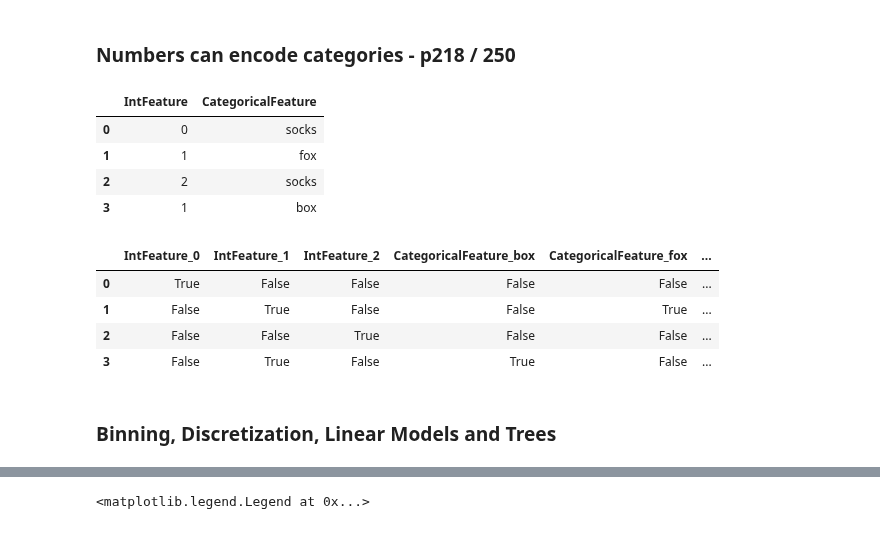
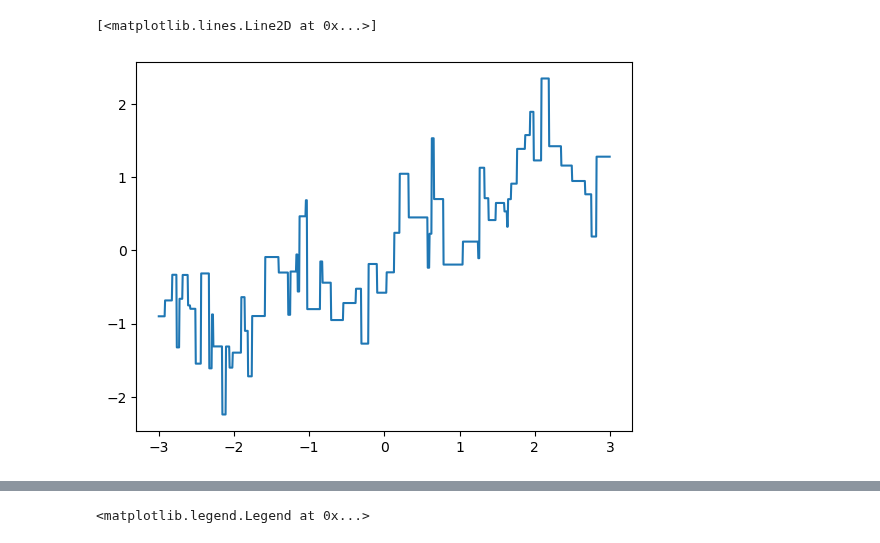
Before and after one commit to 4rtify/RoboticsJourney, a Jupyter notebook: Self_Study/1.PatternReg.ML/Intro.ML.Python.O'Reilly/ML.Chap4.ipynb, the cells around one changed output, grey strips where cells are left out. Cells and saved outputs as stored; diff of their text form; code cells hidden in the pictures.

```diff
--- a/Self_Study/1.PatternReg.ML/Intro.ML.Python.O'Reilly/ML.Chap4.ipynb
+++ b/Self_Study/1.PatternReg.ML/Intro.ML.Python.O'Reilly/ML.Chap4.ipynb
@@ -107,23 +17,0 @@ Please also refer to the documentation for alternative solver options:
-# %% [markdown]
-### Numbers can encode categories - p218 / 250
-# %%
-demp_df = pd.DataFrame({'IntFeature':[0,1,2,1],
-                        'CategoricalFeature':['socks','fox','socks','box']})
-display(demp_df)
-pd.get_dummies(demp_df)
-
-demp_df['IntFeature'] = demp_df['IntFeature'].astype(str)
-pd.get_dummies(demp_df, columns=['IntFeature','CategoricalFeature'])
-# %% [output]
-|  | IntFeature | CategoricalFeature |
-| 0 | 0 | socks |
-| 1 | 1 | fox |
-| 2 | 2 | socks |
-| 3 | 1 | box |
-|  | IntFeature_0 | IntFeature_1 | IntFeature_2 | CategoricalFeature_box | CategoricalFeature_fox | ... |
-| 0 | True | False | False | False | False | ... |
-| 1 | False | True | False | False | True | ... |
-| 2 | False | False | True | False | False | ... |
-| 3 | False | True | False | True | False | ... |
-# %% [markdown]
-### Binning, Discretization, Linear Models and Trees
@@ -129,0 +21,6 @@ pd.get_dummies(demp_df, columns=['IntFeature','CategoricalFeature'])
+# %%
+reg = DecisionTreeRegressor(min_samples_split=3).fit(X, y)
+plt.plot(line, reg.predict(line), label="decision tree")
+# %% [output]
+[<matplotlib.lines.Line2D at 0x...>]
+[figure, added]
```
Also changed, not shown: parts of 41 cells of this notebook, 13 other files.
